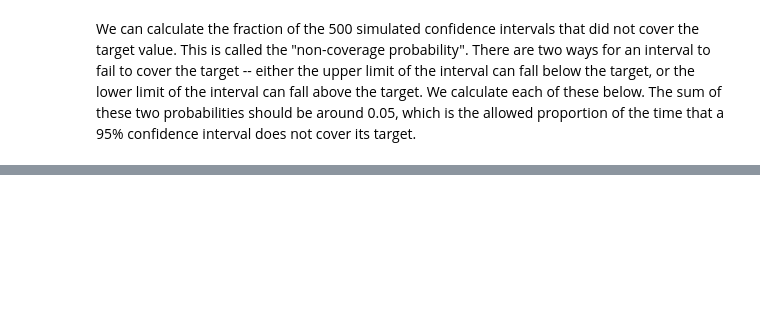
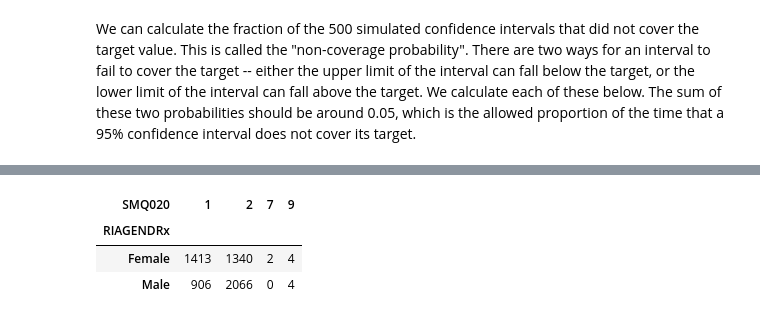
Before and after one commit to arpitsharma27/PythonPractice, a Jupyter notebook: UniversityOf_Michigan_InferentialStatistical_Week2_LabExercises.ipynb, the cells around one changed output, grey strips where cells are left out. Cells and saved outputs as stored; diff of their text form; code cells hidden in the pictures; blank space fills up the shorter version.

```diff
--- a/UniversityOf_Michigan_InferentialStatistical_Week2_LabExercises.ipynb
+++ b/UniversityOf_Michigan_InferentialStatistical_Week2_LabExercises.ipynb
@@ -639,0 +808,7 @@ print(np.mean(ci[:, 0] > mn)) # Lower limit falls above the target
+# %%
+pd.crosstab(da.RIAGENDRx,da.SMQ020)
+# %% [output]
+| SMQ020 | 1 | 2 | 7 | 9 |
+| RIAGENDRx |  |  |  |  |
+| Female | 1413 | 1340 | 2 | 4 |
+| Male | 906 | 2066 | 0 | 4 |
```
Also changed, not shown: parts of 31 cells of this notebook.
